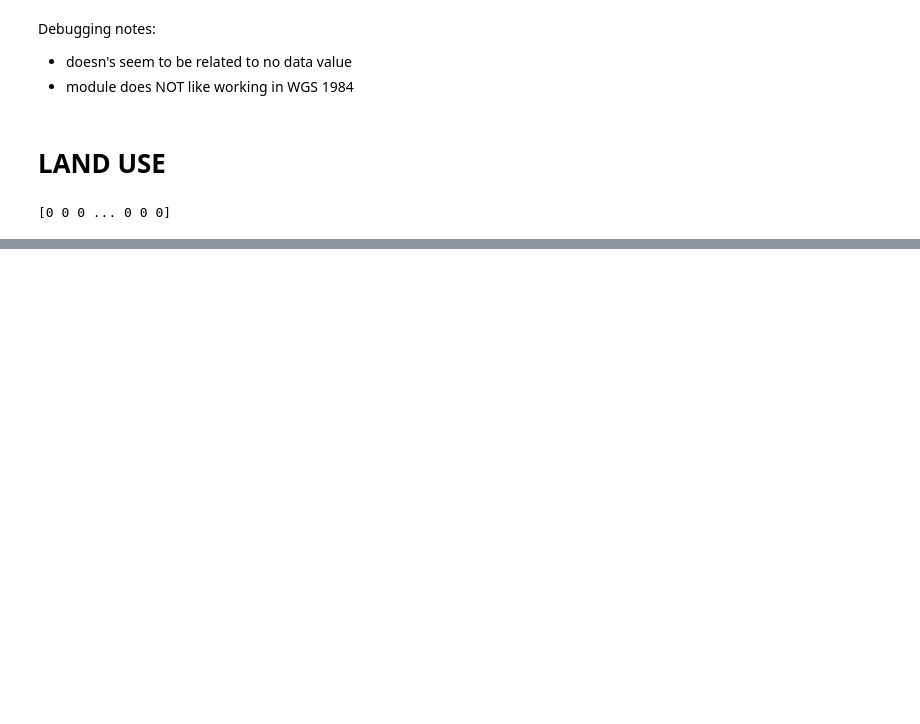
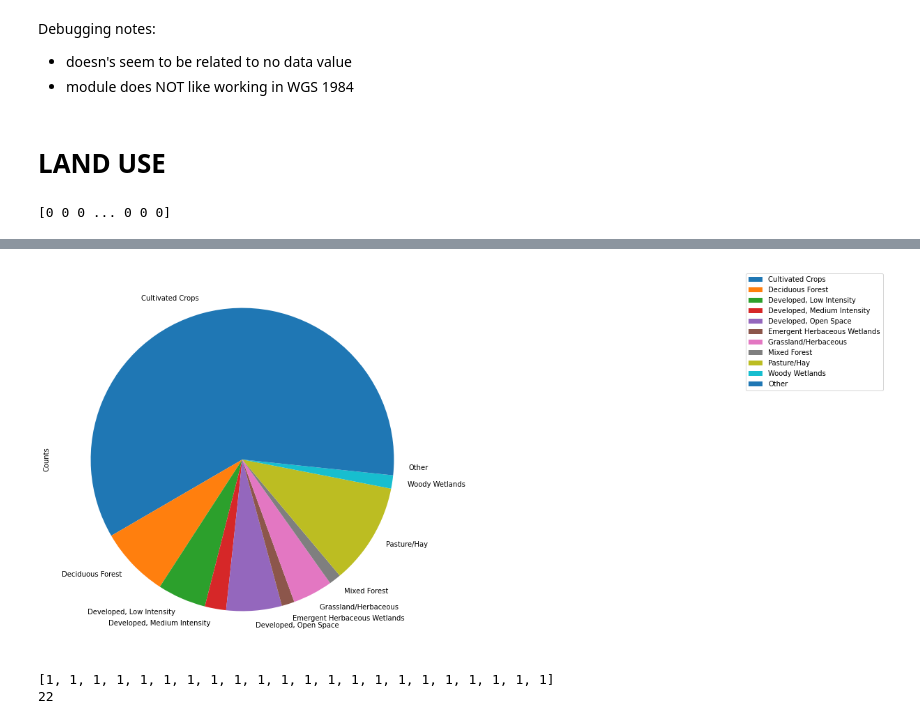
Before and after one commit to Carson-DeSotel/zumbro-flow-prediction, a Jupyter notebook: Watershed Delineation + Land Use.ipynb, the cells around one changed output, grey strips where cells are left out. Cells and saved outputs as stored; diff of their text form; code cells hidden in the pictures; blank space fills up the shorter version.

```diff
--- a/Watershed Delineation + Land Use.ipynb
+++ b/Watershed Delineation + Land Use.ipynb
@@ -251,0 +284,26 @@ print(lc_filtered.head())
+# %%
+# DO NOT USE
+lc_grp = lc_all.groupby('Name').size().reset_index(name='Counts')
+
+threshold = 10000
+TF = lc_grp['Counts'] < threshold
+
+other_sum = sum(lc_grp.loc[TF,'Counts'])
+
+lc_grp_new = lc_grp[lc_grp['Counts']>threshold]
+lc_grp_new.loc[lc_grp_new.size+3] = ['Other', other_sum]
+
+color = sns.color_palette('Set2',legend.size)
+
+lc_grp_new['Counts'].plot(kind='pie',figsize=(15,10),labels=lc_grp_new.Name)
+
+plt.legend(loc="upper right",bbox_to_anchor=(2.2,1))
+plt.show()
+# %% [output]
+[figure, added]
+# %%
+print([1]*lc_grp_new.size)
+print(lc_grp_new.size)
+# %% [output]
+[1, 1, 1, 1, 1, 1, 1, 1, 1, 1, 1, 1, 1, 1, 1, 1, 1, 1, 1, 1, 1, 1]
+22
```
Also changed, not shown: parts of 3 cells of this notebook.
